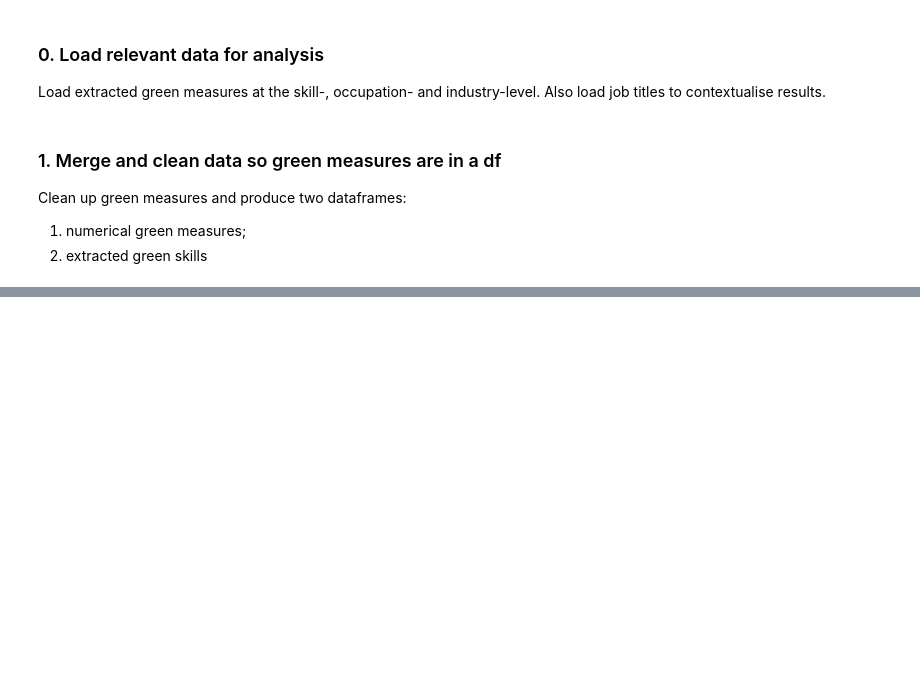
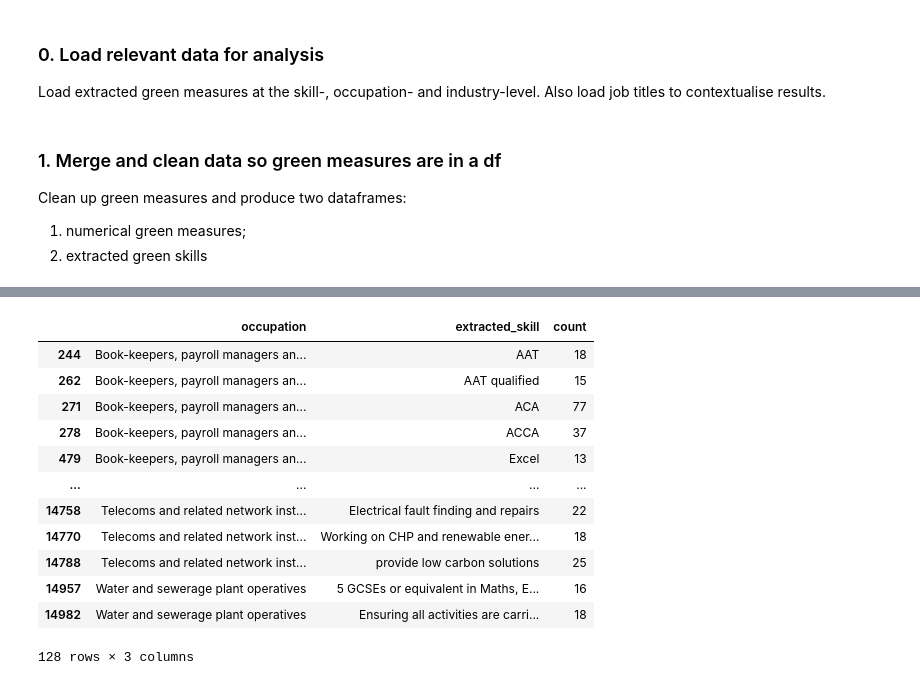
Before and after one commit to nestauk/dap_prinz_green_jobs, a Jupyter notebook: dap_prinz_green_jobs/notebooks/between_measures_analysis.ipynb, the cells around one changed output, grey strips where cells are left out. Saved outputs shown, nothing was run; the diff lists cells and outputs as text; code cells hidden in the pictures; blank space fills up the shorter version.

```diff
--- a/dap_prinz_green_jobs/notebooks/between_measures_analysis.ipynb
+++ b/dap_prinz_green_jobs/notebooks/between_measures_analysis.ipynb
@@ -471,0 +159,18 @@ occ3_new_skills.save(f'{graph_dir}/occ3_new_skills.html')
+# %%
+# get occupations for which we have over 50 job adverts for
+representative_occs = (
+    all_green_measures_df.groupby("SOC_2020_name")
+    .job_id.count()
+    .sort_values(ascending=False)
+    .where(lambda x: x >= 50)
+    .dropna()
+    .keys()
+    .tolist()
+)
+
+print(len(all_green_measures_df))
+all_green_measures_df = all_green_measures_df[
+    all_green_measures_df["SOC_2020_name"].isin(representative_occs)
+].reset_index(drop=True)
+print(len(all_green_measures_df))
+all_green_measures_df.replace('', np.nan, inplace=True)
@@ -471,0 +254,13 @@ occ3_new_skills.save(f'{graph_dir}/occ3_new_skills.html')
+# %%
+# low occupation greenness and high total # of green skills
+
+non_green_occ_green_skills = (all_green_measures_df[all_green_measures_df['GREEN CATEGORY'] == 'Non-Green']
+.groupby('occupation')
+['PROP_GREEN']
+.agg(['sum'])
+.reset_index()
+.rename(columns={'sum': 'total_green_skills'})
+.sort_values(by='total_green_skills', ascending=False)
+.query('total_green_skills > 0'))
+
+non_green_occ_green_skills
@@ -471,0 +281,26 @@ occ3_new_skills.save(f'{graph_dir}/occ3_new_skills.html')
+# %%
+non_green_occ_green_skills_list = non_green_occ_green_skills.occupation.to_list()
+green_skills_df['occupation'] = green_skills_df['SOC_2020_name']
+
+(green_skills_df
+.query('occupation in @non_green_occ_green_skills_list')
+.groupby(['occupation', 'extracted_skill'])
+.job_id
+.count()
+.reset_index()
+.rename(columns={'job_id': 'count'})
+.query('count > 10'))
+# %% [output]
+|  | occupation | extracted_skill | count |
+| 244 | Book-keepers, payroll managers an... | AAT | 18 |
+| 262 | Book-keepers, payroll managers an... | AAT qualified | 15 |
+| 271 | Book-keepers, payroll managers an... | ACA | 77 |
+| 278 | Book-keepers, payroll managers an... | ACCA | 37 |
+| 479 | Book-keepers, payroll managers an... | Excel | 13 |
+| ... | ... | ... | ... |
+| 14758 | Telecoms and related network inst... | Electrical fault finding and repairs | 22 |
+| 14770 | Telecoms and related network inst... | Working on CHP and renewable ener... | 18 |
+| 14788 | Telecoms and related network inst... | provide low carbon solutions | 25 |
+| 14957 | Water and sewerage plant operatives | 5 GCSEs or equivalent in Maths, E... | 16 |
+| 14982 | Water and sewerage plant operatives | Ensuring all activities are carri... | 18 |
+128 rows × 3 columns
```
Also changed, not shown: parts of 49 cells of this notebook, 24 other files.
